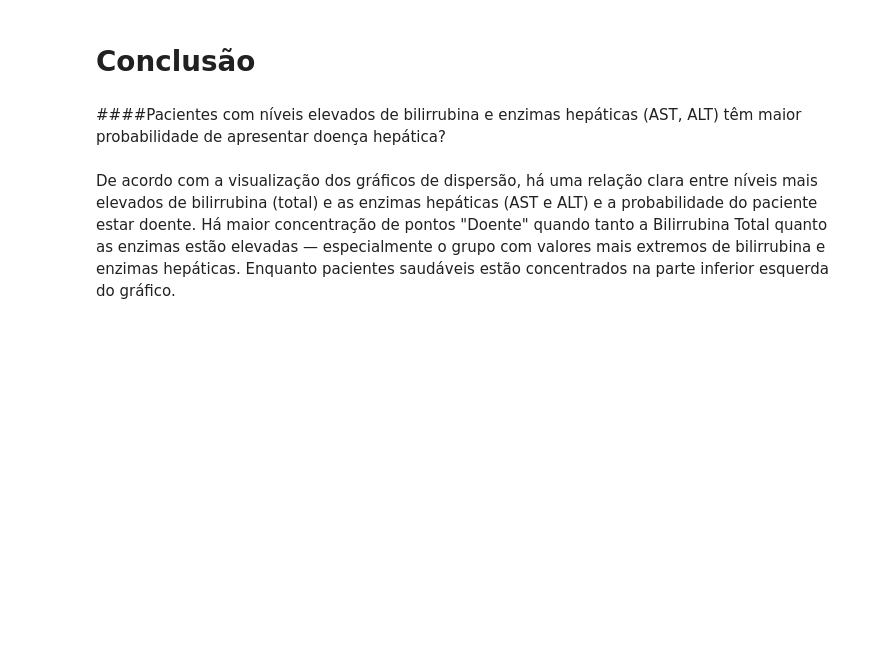
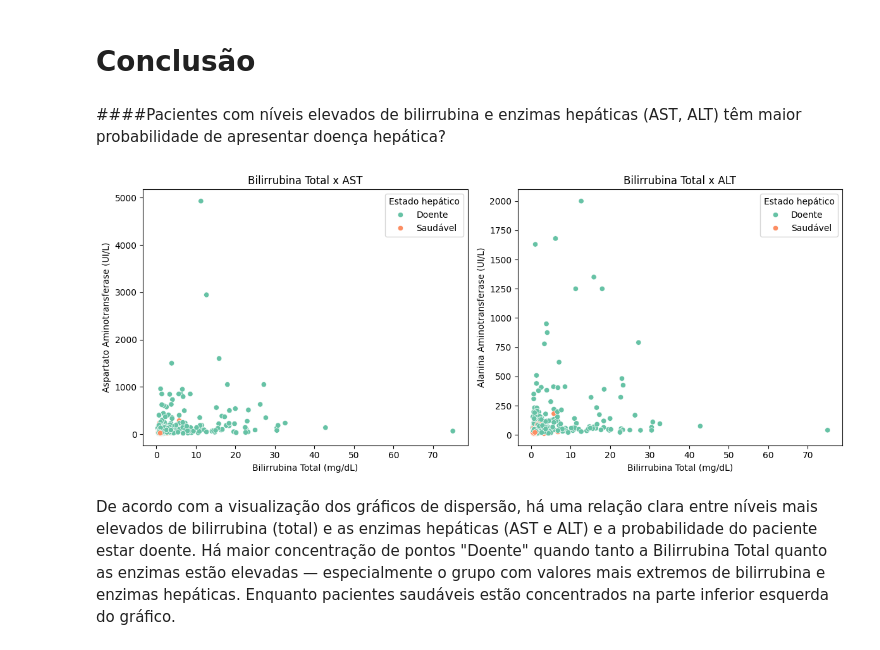
Before and after one commit to paulaRMachado/PUC-RIO-DTSC-MVP2, a Jupyter notebook: PUC_MVP_2.ipynb, the cells around one changed output. Saved outputs shown, nothing was run; the diff lists cells and outputs as text; code cells hidden in the pictures; blank space fills up the shorter version.

```diff
--- a/PUC_MVP_2.ipynb
+++ b/PUC_MVP_2.ipynb
@@ -361,26 +386,28 @@ Requisitos e composição da nota:
 # %%
 plt.figure(figsize=(12, 5))
 
 # Total Bilirubin vs AST
 plt.subplot(1, 2, 1)
 sns.scatterplot(
-    data=silver,
-    x='Bilirrubina Total (mg/dL)', y='Aspartato Aminotransferase (UI/L)	',
+    data=bronze,
+    x='Bilirrubina Total (mg/dL)', y='Aspartato Aminotransferase (UI/L)',
     hue='Estado hepático', palette='Set2'
 )
 plt.title('Bilirrubina Total x AST')
 
 # Total Bilirubin vs ALT
 plt.subplot(1, 2, 2)
 sns.scatterplot(
-    data=silver,
+    data=bronze,
     x='Bilirrubina Total (mg/dL)', y='Alanina Aminotransferase (UI/L)',
     hue='Estado hepático', palette='Set2'
 )
 plt.title('Bilirrubina Total x ALT')
 
 plt.tight_layout()
 plt.show()
+# %% [output]
+[figure, added]
 # %% [markdown]
 De acordo com a visualização dos gráficos de dispersão, há uma relação clara entre níveis mais elevados de bilirrubina (total) e as enzimas hepáticas (AST e ALT) e a probabilidade do paciente estar doente. Há maior concentração de pontos "Doente" quando tanto a Bilirrubina Total quanto as enzimas estão elevadas — especialmente o grupo com valores mais extremos de bilirrubina e enzimas hepáticas. Enquanto pacientes saudáveis estão concentrados na parte inferior esquerda do gráfico.
 # %% [markdown]
```
Also changed, not shown: parts of 20 cells of this notebook.
